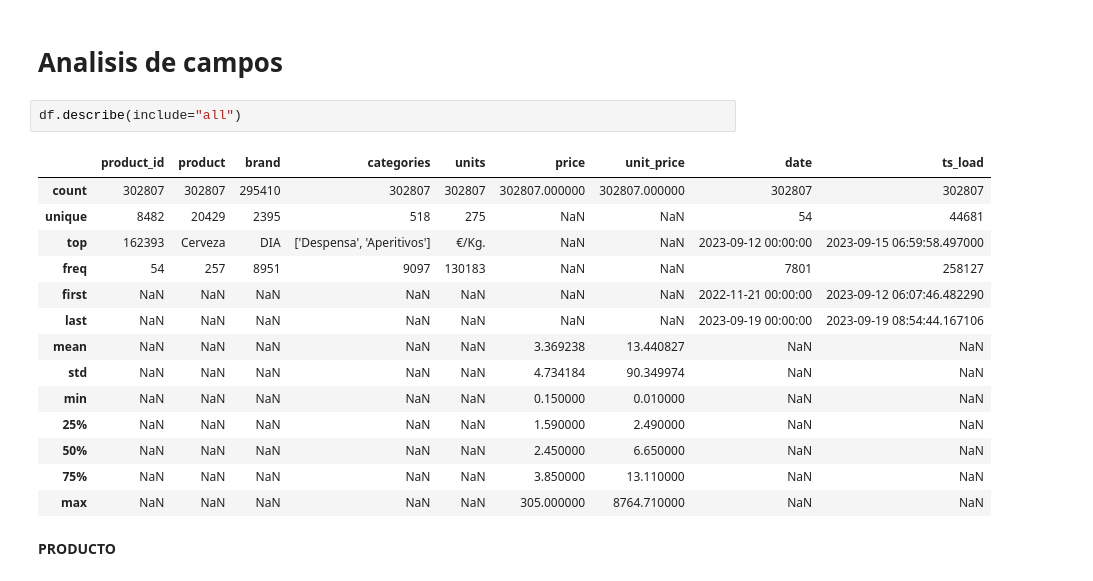
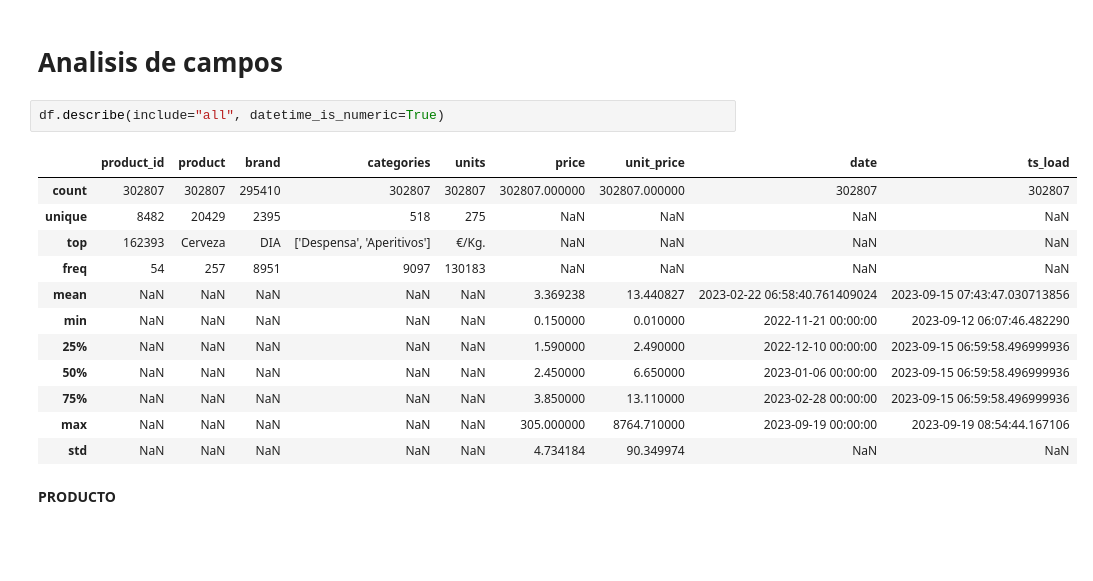
Before and after one commit to cperezh/FoodECommerceScraper, a Jupyter notebook: source/Producto_DIA_DP/Migracion Dataset.ipynb, the cells around one changed output. Drawn from its saved outputs; the diff is of its cells as text; blank space fills up the shorter version.

```diff
--- a/source/Producto_DIA_DP/Migracion Dataset.ipynb
+++ b/source/Producto_DIA_DP/Migracion Dataset.ipynb
@@ -85,22 +85,20 @@ memory usage: 20.8+ MB
 # %% [markdown]
 # Analisis de campos
 # %%
-df.describe(include="all")
+df.describe(include="all", datetime_is_numeric=True)
 # %% [output]
 |  | product_id | product | brand | categories | units | price | unit_price | date | ts_load |
 | count | 302807 | 302807 | 295410 | 302807 | 302807 | 302807.000000 | 302807.000000 | 302807 | 302807 |
-| unique | 8482 | 20429 | 2395 | 518 | 275 | NaN | NaN | 54 | 44681 |
-| top | 162393 | Cerveza | DIA | ['Despensa', 'Aperitivos'] | €/Kg. | NaN | NaN | 2023-09-12 00:00:00 | 2023-09-15 06:59:58.497000 |
-| freq | 54 | 257 | 8951 | 9097 | 130183 | NaN | NaN | 7801 | 258127 |
-| first | NaN | NaN | NaN | NaN | NaN | NaN | NaN | 2022-11-21 00:00:00 | 2023-09-12 06:07:46.482290 |
-| last | NaN | NaN | NaN | NaN | NaN | NaN | NaN | 2023-09-19 00:00:00 | 2023-09-19 08:54:44.167106 |
-| mean | NaN | NaN | NaN | NaN | NaN | 3.369238 | 13.440827 | NaN | NaN |
+| unique | 8482 | 20429 | 2395 | 518 | 275 | NaN | NaN | NaN | NaN |
+| top | 162393 | Cerveza | DIA | ['Despensa', 'Aperitivos'] | €/Kg. | NaN | NaN | NaN | NaN |
+| freq | 54 | 257 | 8951 | 9097 | 130183 | NaN | NaN | NaN | NaN |
+| mean | NaN | NaN | NaN | NaN | NaN | 3.369238 | 13.440827 | 2023-02-22 06:58:40.761409024 | 2023-09-15 07:43:47.030713856 |
+| min | NaN | NaN | NaN | NaN | NaN | 0.150000 | 0.010000 | 2022-11-21 00:00:00 | 2023-09-12 06:07:46.482290 |
+| 25% | NaN | NaN | NaN | NaN | NaN | 1.590000 | 2.490000 | 2022-12-10 00:00:00 | 2023-09-15 06:59:58.496999936 |
+| 50% | NaN | NaN | NaN | NaN | NaN | 2.450000 | 6.650000 | 2023-01-06 00:00:00 | 2023-09-15 06:59:58.496999936 |
+| 75% | NaN | NaN | NaN | NaN | NaN | 3.850000 | 13.110000 | 2023-02-28 00:00:00 | 2023-09-15 06:59:58.496999936 |
+| max | NaN | NaN | NaN | NaN | NaN | 305.000000 | 8764.710000 | 2023-09-19 00:00:00 | 2023-09-19 08:54:44.167106 |
 | std | NaN | NaN | NaN | NaN | NaN | 4.734184 | 90.349974 | NaN | NaN |
-| min | NaN | NaN | NaN | NaN | NaN | 0.150000 | 0.010000 | NaN | NaN |
-| 25% | NaN | NaN | NaN | NaN | NaN | 1.590000 | 2.490000 | NaN | NaN |
-| 50% | NaN | NaN | NaN | NaN | NaN | 2.450000 | 6.650000 | NaN | NaN |
-| 75% | NaN | NaN | NaN | NaN | NaN | 3.850000 | 13.110000 | NaN | NaN |
-| max | NaN | NaN | NaN | NaN | NaN | 305.000000 | 8764.710000 | NaN | NaN |
 # %% [markdown]
 **PRODUCTO**
 # %% [markdown]
```
Also changed, not shown: 6 other files.
